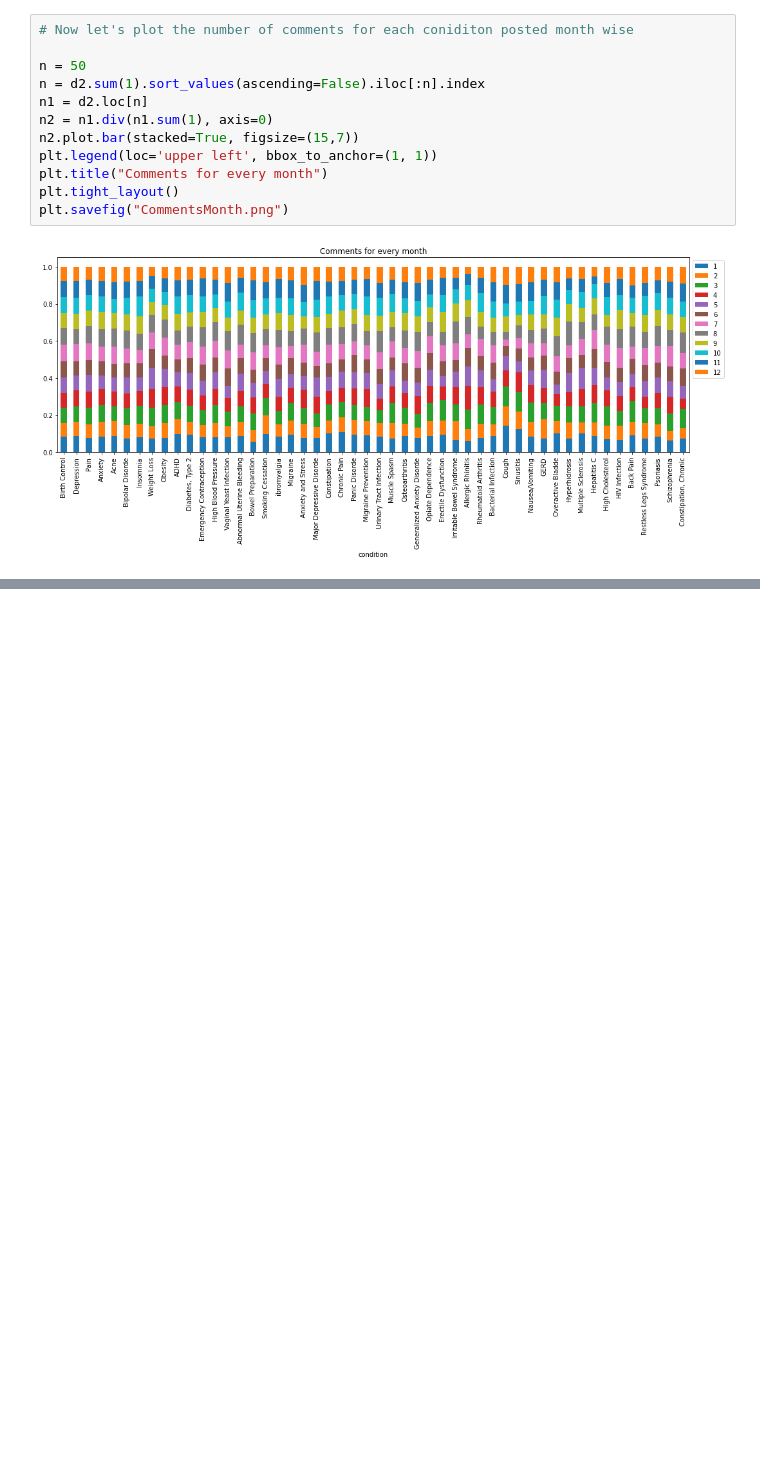
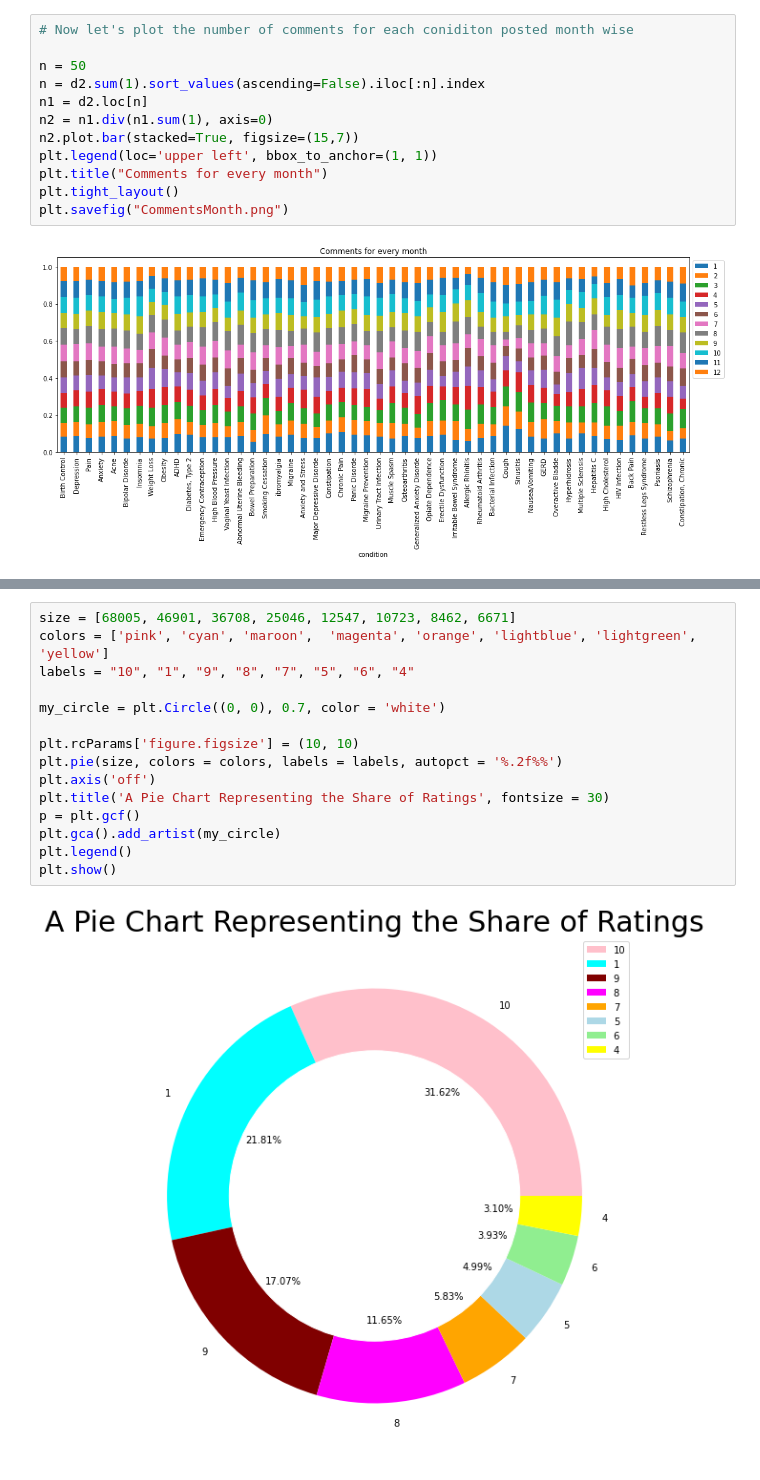
Before and after one commit to khushbooekhande/DrugRecommendationSystem, a Jupyter notebook: DrugReview_DataAnalysis.ipynb, the cells around one changed output, grey strips where cells are left out. Drawn from its saved outputs; the diff is of its cells as text; blank space fills up the shorter version.

```diff
--- a/DrugReview_DataAnalysis.ipynb
+++ b/DrugReview_DataAnalysis.ipynb
@@ -219,0 +284,17 @@ plt.savefig("CommentsMonth.png")
+# %%
+size = [68005, 46901, 36708, 25046, 12547, 10723, 8462, 6671]
+colors = ['pink', 'cyan', 'maroon',  'magenta', 'orange', 'lightblue', 'lightgreen', 'yellow']
+labels = "10", "1", "9", "8", "7", "5", "6", "4"
+
+my_circle = plt.Circle((0, 0), 0.7, color = 'white')
+
+plt.rcParams['figure.figsize'] = (10, 10)
+plt.pie(size, colors = colors, labels = labels, autopct = '%.2f%%')
+plt.axis('off')
+plt.title('A Pie Chart Representing the Share of Ratings', fontsize = 30)
+p = plt.gcf()
+plt.gca().add_artist(my_circle)
+plt.legend()
+plt.show()
+# %% [output]
+[figure, added]
```
Also changed, not shown: parts of 10 cells of this notebook.
